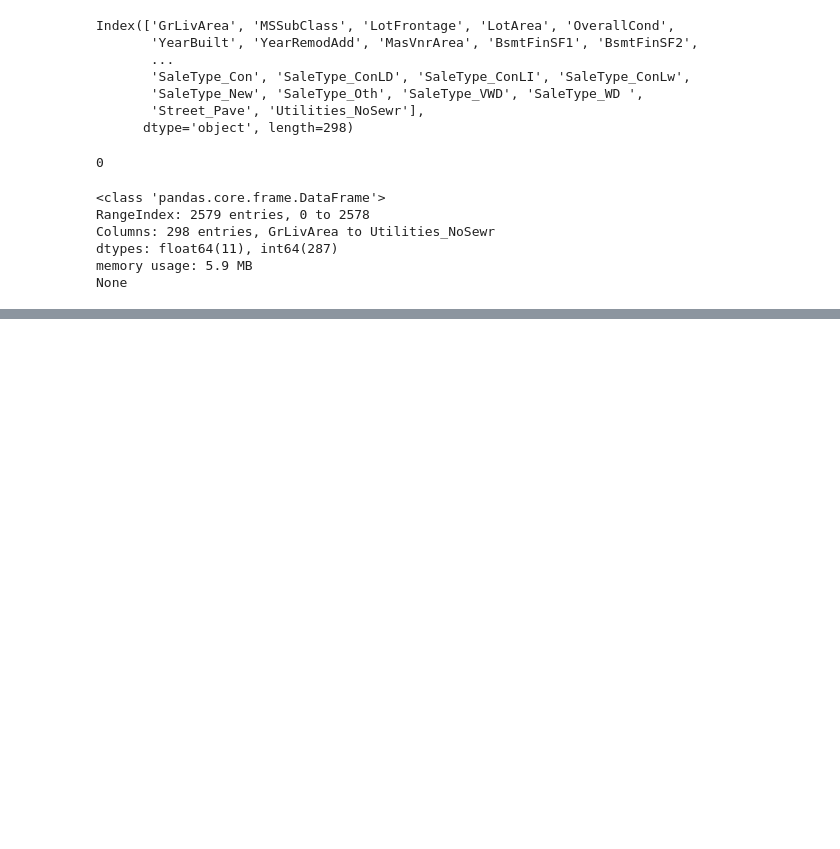
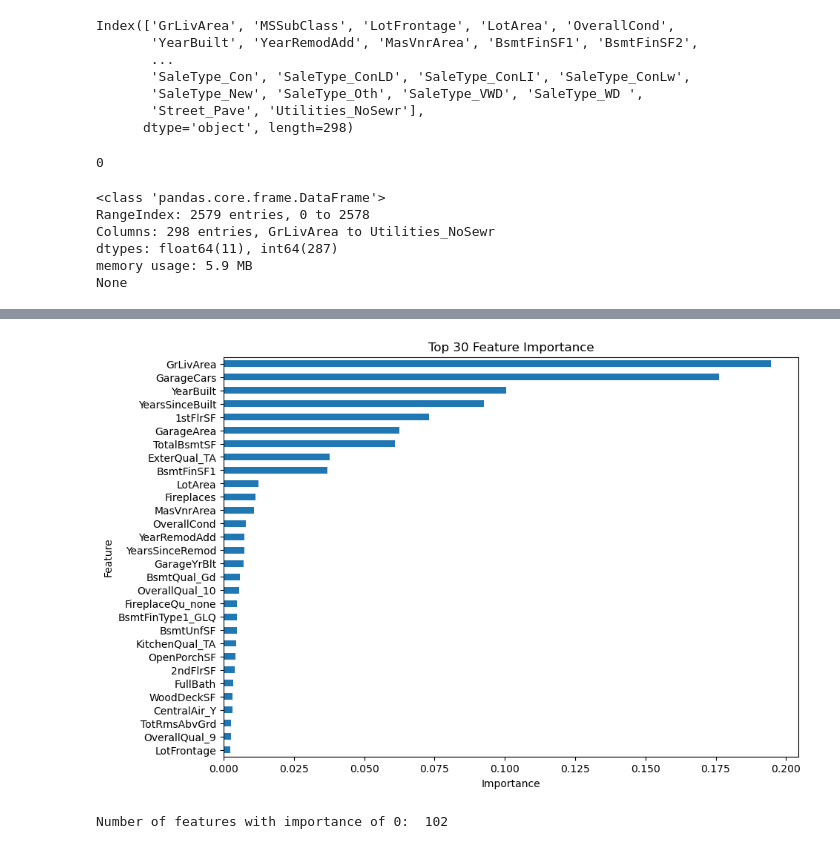
Before and after one commit to bassoonelephant/ames, a Jupyter notebook: 4-ames-RF.ipynb, the cells around one changed output, grey strips where cells are left out. Drawn from its saved outputs; the diff is of its cells as text; code cells hidden in the pictures; blank space fills up the shorter version.

Commit message:
Finish initial draft of Random Forest

```diff
--- a/4-ames-RF.ipynb
+++ b/4-ames-RF.ipynb
@@ -52,0 +71,11 @@ None
+# %%
+# Initialize the grid search model
+grid_search = GridSearchCV(estimator = rf,
+                           param_grid = param_dist,
+                           cv=10,
+                           scoring='neg_mean_squared_error',
+                           n_jobs = -1,
+                           verbose = 2)
+# %%
+# Fit the grid search to the data
+grid_search.fit(X_train, y_train)
@@ -52,0 +113,4 @@ None
+# %%
+# Train a new classifier using the best parameters
+rf_best = grid_search.best_estimator_
+rf_best.fit(X_train, y_train)
@@ -52,0 +137,6 @@ None
+# %%
+# Top 10 features
+importances = rf_best.feature_importances_
+feature_importances = pd.DataFrame({'Feature': predictors.columns, 'Importance': importances})
+feature_importances = feature_importances.sort_values(by='Importance', ascending=False)
+print(feature_importances.head(10))
@@ -52,0 +155,17 @@ None
+# %%
+# Get the top 30 features
+feature_importances_top_30 = feature_importances.head(30)
+
+# Plot the bar chart
+feature_importances_top_30.set_index('Feature')['Importance'].sort_values().plot(kind='barh', figsize=(10, 7))
+plt.xlabel('Importance')
+plt.ylabel('Feature')
+plt.title('Top 30 Feature Importance')
+plt.show()
+# %% [output]
+[figure, added]
+# %%
+# Count and show the number of features with importance of 0
+print("Number of features with importance of 0: ", len(feature_importances[feature_importances['Importance'] == 0]))
+# %% [output]
+Number of features with importance of 0:  102
```
Also changed, not shown: parts of 14 cells of this notebook.
